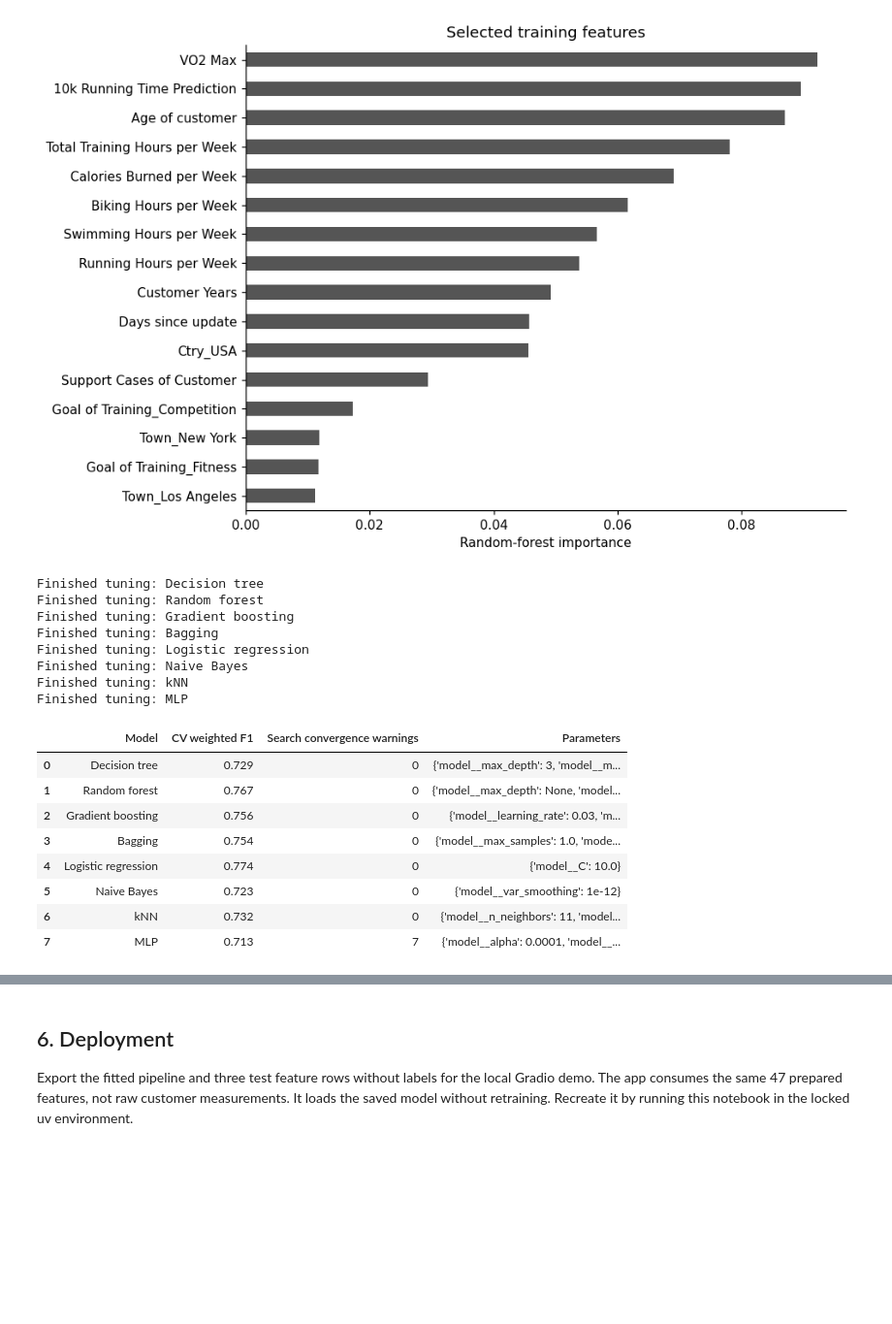
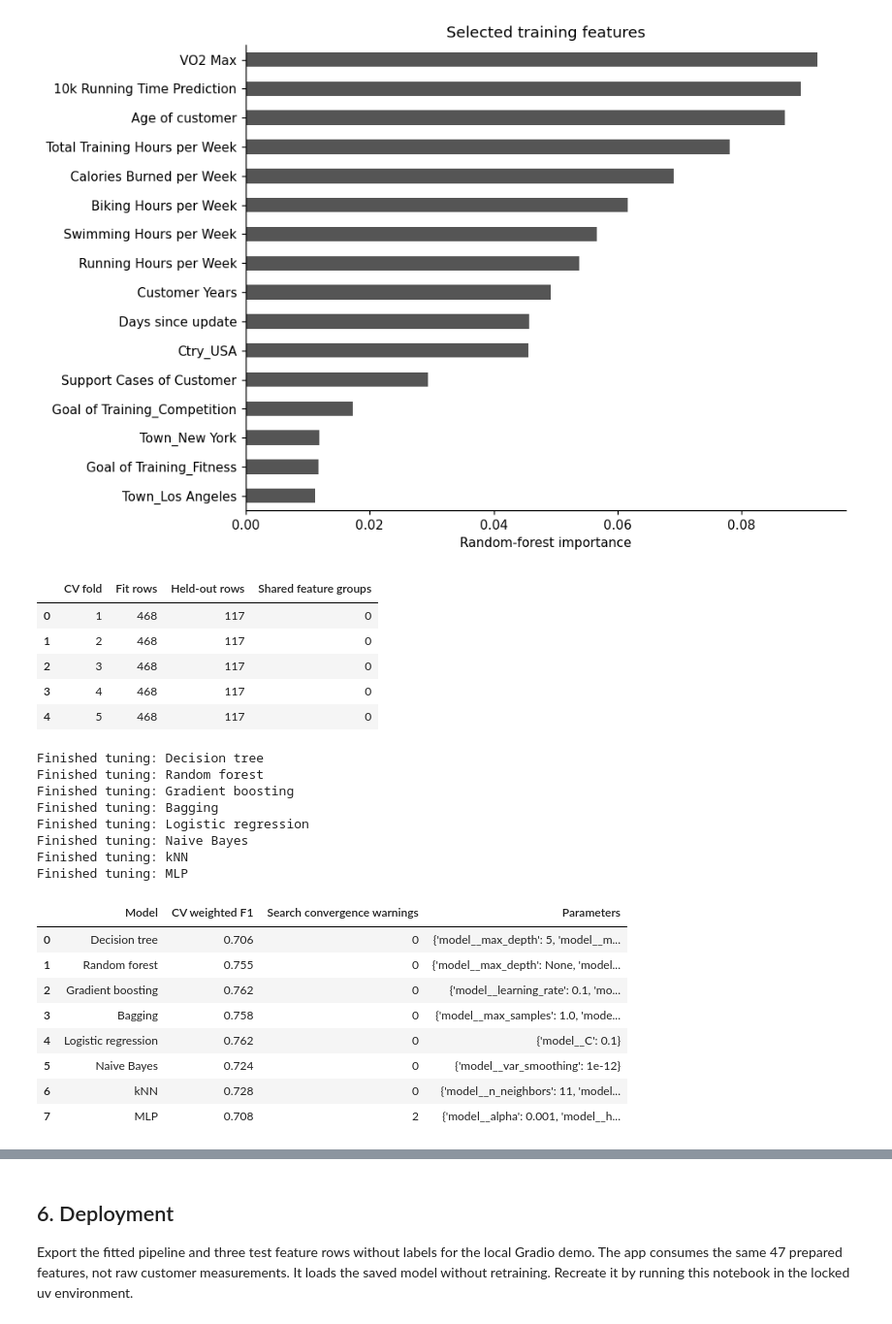
Before and after one commit to crnly/data-science-module-s4, a Jupyter notebook: data_science.ipynb, the cells around one changed output, grey strips where cells are left out. Shown at 97% size. Saved outputs shown, nothing was run; the diff lists cells and outputs as text; code cells hidden in the pictures; blank space fills up the shorter version.

Commit message:
Explain CRISP-DM decisions and keep duplicate rows together in CV

```diff
--- a/data_science.ipynb
+++ b/data_science.ipynb
@@ -116,6 +118,8 @@ for name, frame in frames.items():
 X_train, y_train = train[columns], train[TARGET].astype(int)
 X_val, y_val = validation[columns], validation[TARGET].astype(int)
 X_test, y_test = test[columns], test[TARGET].astype(int)
+# Identical feature rows share a group, without changing the supplied CSV files.
+train_groups = pd.util.hash_pandas_object(X_train, index=False)
 row_hashes = {name: set(pd.util.hash_pandas_object(frame[columns], index=False))
               for name, frame in frames.items()}
 duplicate_check = pd.DataFrame({
@@ -251,44 +257,56 @@ Selected 16 of 47 features on training data.
 grids = {
     "Decision tree": {"max_depth": [3, 5, None], "min_samples_leaf": [1, 5]},
     "Random forest": {"max_depth": [5, None], "min_samples_leaf": [1, 5]},
     "Gradient boosting": {"learning_rate": [0.03, 0.1], "max_depth": [2, 3]},
     "Bagging": {"n_estimators": [50, 100], "max_samples": [0.7, 1.0]},
     "Logistic regression": {"C": [0.01, 0.1, 1.0, 10.0]},
     "Naive Bayes": {"var_smoothing": [1e-12, 1e-9, 1e-7]},
     "kNN": {"n_neighbors": [3, 5, 11], "weights": ["uniform", "distance"]},
     "MLP": {"hidden_layer_sizes": [(50,), (100,)], "alpha": [0.0001, 0.001]},
 }
-cv = StratifiedKFold(n_splits=5, shuffle=True, random_state=SEED)
+# These inner folds use only the supplied training file.
+cv = StratifiedGroupKFold(n_splits=5, shuffle=True, random_state=SEED)
+cv_splits = list(cv.split(X_train, y_train, train_groups))
+assert all(set(train_groups.iloc[a]).isdisjoint(train_groups.iloc[b]) for a, b in cv_splits)
+display(pd.DataFrame([{"CV fold": i, "Fit rows": len(a), "Held-out rows": len(b),
+                       "Shared feature groups": len(set(train_groups.iloc[a]) & set(train_groups.iloc[b]))}
+                      for i, (a, b) in enumerate(cv_splits, start=1)]))
 tuning = []
 for name, model in models.items():
     pipeline = Pipeline([("selection", ImportanceSelector()), ("model", model)])
     grid = GridSearchCV(pipeline, {f"model__{key}": values for key, values in grids[name].items()},
-                        scoring="f1_weighted", cv=cv, n_jobs=1, error_score="raise")
+                        scoring="f1_weighted", cv=cv_splits, n_jobs=1, error_score="raise")
     grid, convergence_count = fit_checked(grid, X_train, y_train)
     evaluate(name, "Tuned", grid.best_estimator_)
     tuning.append({"Model": name, "CV weighted F1": grid.best_score_,
                    "Search convergence warnings": convergence_count,
                    "Parameters": grid.best_params_})
     print(f"Finished tuning: {name}")
 display(pd.DataFrame(tuning).round(3))
 # %% [output]
+|  | CV fold | Fit rows | Held-out rows | Shared feature groups |
+| 0 | 1 | 468 | 117 | 0 |
+| 1 | 2 | 468 | 117 | 0 |
+| 2 | 3 | 468 | 117 | 0 |
+| 3 | 4 | 468 | 117 | 0 |
+| 4 | 5 | 468 | 117 | 0 |
 Finished tuning: Decision tree
 Finished tuning: Random forest
 Finished tuning: Gradient boosting
 Finished tuning: Bagging
 Finished tuning: Logistic regression
 Finished tuning: Naive Bayes
 Finished tuning: kNN
 Finished tuning: MLP
-|  | Model | CV weighted F1 | Search convergence warnings | Parameters |
-| 0 | Decision tree | 0.729 | 0 | {'model__max_depth': 3, 'model__m... |
-| 1 | Random forest | 0.767 | 0 | {'model__max_depth': None, 'model... |
-| 2 | Gradient boosting | 0.756 | 0 | {'model__learning_rate': 0.03, 'm... |
-| 3 | Bagging | 0.754 | 0 | {'model__max_samples': 1.0, 'mode... |
-| 4 | Logistic regression | 0.774 | 0 | {'model__C': 10.0} |
-| 5 | Naive Bayes | 0.723 | 0 | {'model__var_smoothing': 1e-12} |
-| 6 | kNN | 0.732 | 0 | {'model__n_neighbors': 11, 'model... |
-| 7 | MLP | 0.713 | 7 | {'model__alpha': 0.0001, 'model__... |
+|  | Model | CV weighted F1 | Search convergence warnings | Parameters |
+| 0 | Decision tree | 0.706 | 0 | {'model__max_depth': 5, 'model__m... |
+| 1 | Random forest | 0.755 | 0 | {'model__max_depth': None, 'model... |
+| 2 | Gradient boosting | 0.762 | 0 | {'model__learning_rate': 0.1, 'mo... |
+| 3 | Bagging | 0.758 | 0 | {'model__max_samples': 1.0, 'mode... |
+| 4 | Logistic regression | 0.762 | 0 | {'model__C': 0.1} |
+| 5 | Naive Bayes | 0.724 | 0 | {'model__var_smoothing': 1e-12} |
+| 6 | kNN | 0.728 | 0 | {'model__n_neighbors': 11, 'model... |
+| 7 | MLP | 0.708 | 2 | {'model__alpha': 0.001, 'model__h... |
 # %%
 comparison = pd.DataFrame(results)
 print("Convergence warnings count optimizer iteration-limit warnings for each fit; "
```
Also changed, not shown: parts of 7 cells of this notebook, 8 other files.
